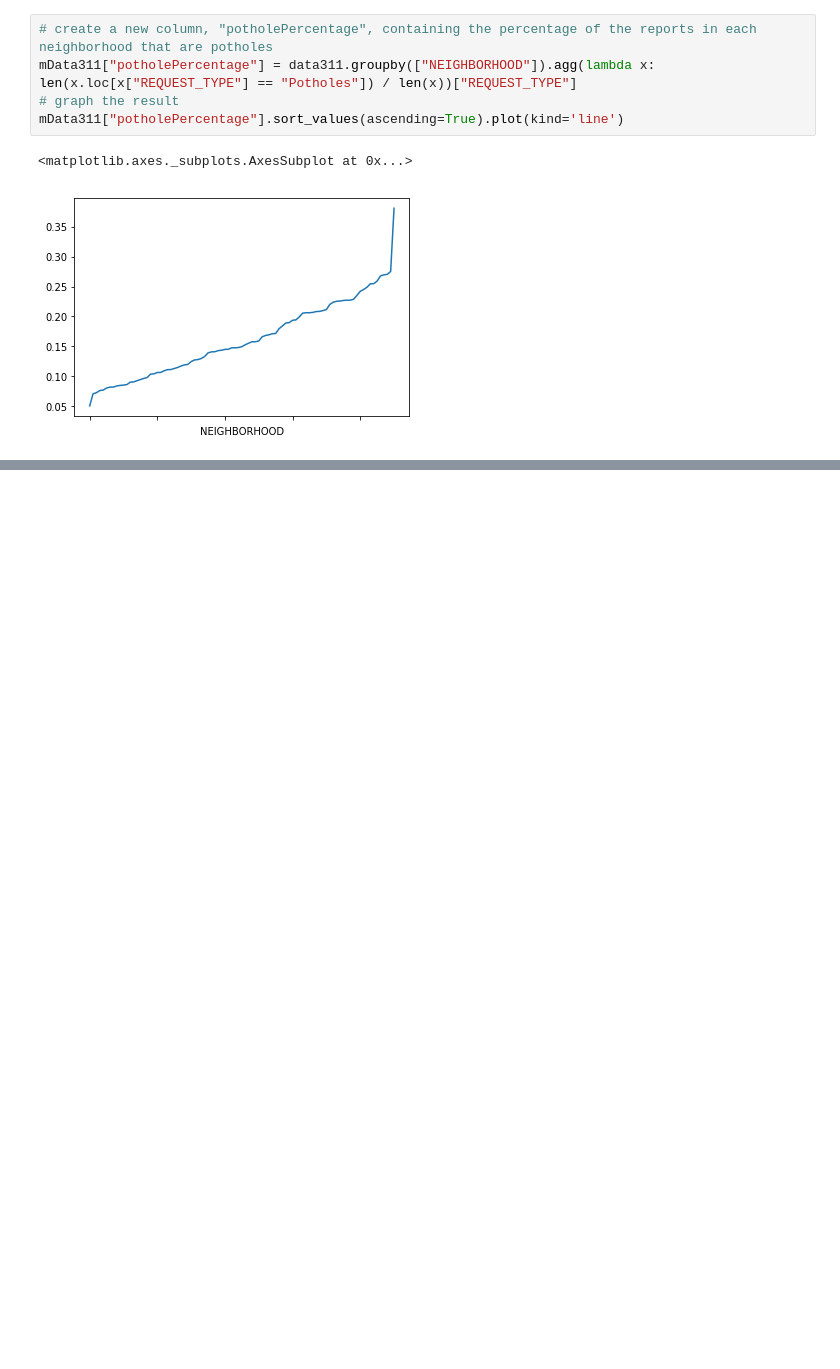
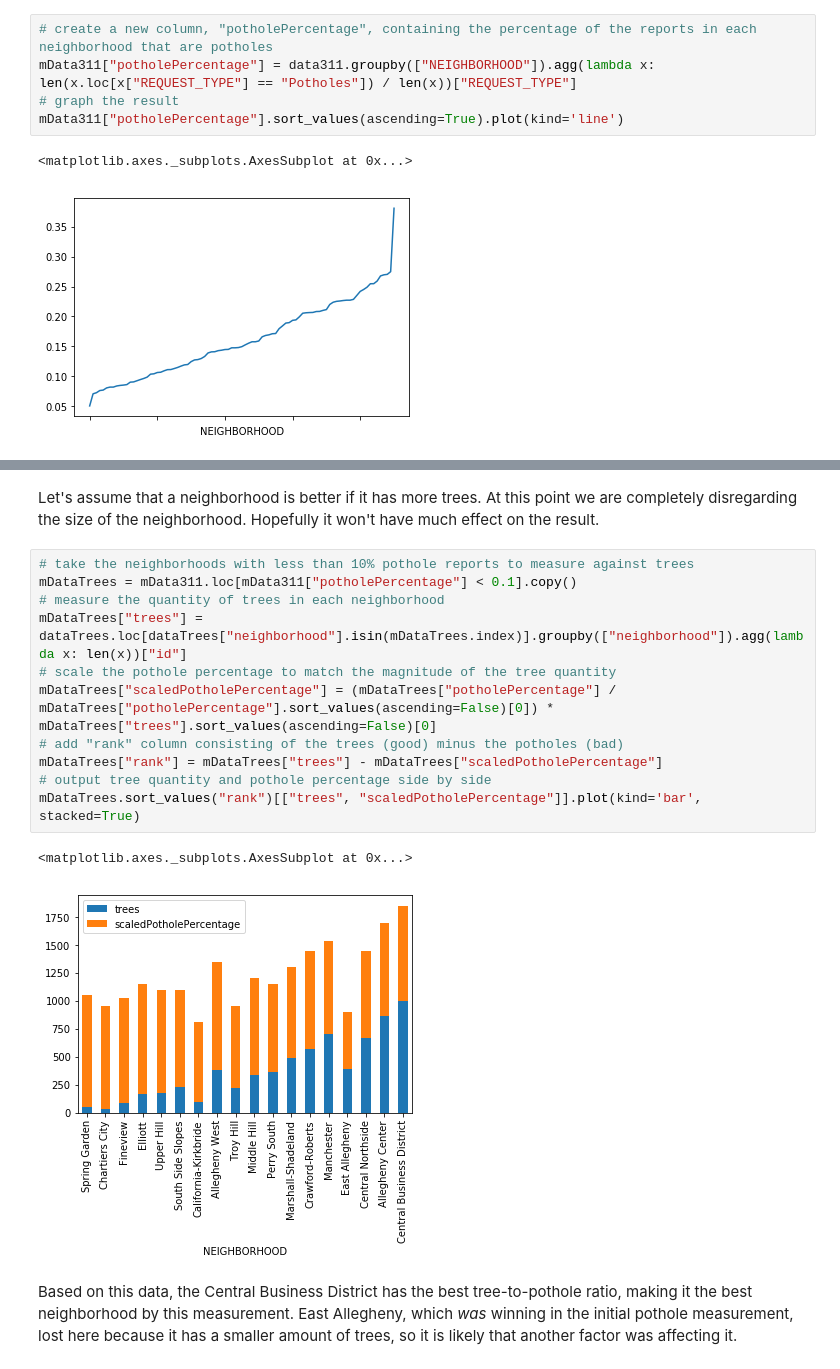
Before and after one commit to yifengqiu18/neighborhood, a Jupyter notebook: project.ipynb, the cells around one changed output, grey strips where cells are left out. Drawn from its saved outputs; the diff is of its cells as text; blank space fills up the shorter version.

```diff
--- a/project.ipynb
+++ b/project.ipynb
@@ -97,0 +78,18 @@ dataISP = pd.read_csv("https://data.wprdc.org/dataset/ae1f7cda-5e15-4a8a-a5b2-2e
+# %% [markdown]
+Let's assume that a neighborhood is better if it has more trees. At this point we are completely disregarding the size of the neighborhood. Hopefully it won't have much effect on the result.
+# %%
+# take the neighborhoods with less than 10% pothole reports to measure against trees
+mDataTrees = mData311.loc[mData311["potholePercentage"] < 0.1].copy()
+# measure the quantity of trees in each neighborhood
+mDataTrees["trees"] = dataTrees.loc[dataTrees["neighborhood"].isin(mDataTrees.index)].groupby(["neighborhood"]).agg(lambda x: len(x))["id"]
+# scale the pothole percentage to match the magnitude of the tree quantity
+mDataTrees["scaledPotholePercentage"] = (mDataTrees["potholePercentage"] / mDataTrees["potholePercentage"].sort_values(ascending=False)[0]) * mDataTrees["trees"].sort_values(ascending=False)[0]
+# add "rank" column consisting of the trees (good) minus the potholes (bad)
+mDataTrees["rank"] = mDataTrees["trees"] - mDataTrees["scaledPotholePercentage"]
+# output tree quantity and pothole percentage side by side
+mDataTrees.sort_values("rank")[["trees", "scaledPotholePercentage"]].plot(kind='bar', stacked=True)
+# %% [output]
+<matplotlib.axes._subplots.AxesSubplot at 0x...>
+[figure, added]
+# %% [markdown]
+Based on this data, the Central Business District has the best tree-to-pothole ratio, making it the best neighborhood by this measurement. East Allegheny, which _was_ winning in the initial pothole measurement, lost here because it has a smaller amount of trees, so it is likely that another factor was affecting it.
```
Also changed, not shown: parts of 7 cells of this notebook.
